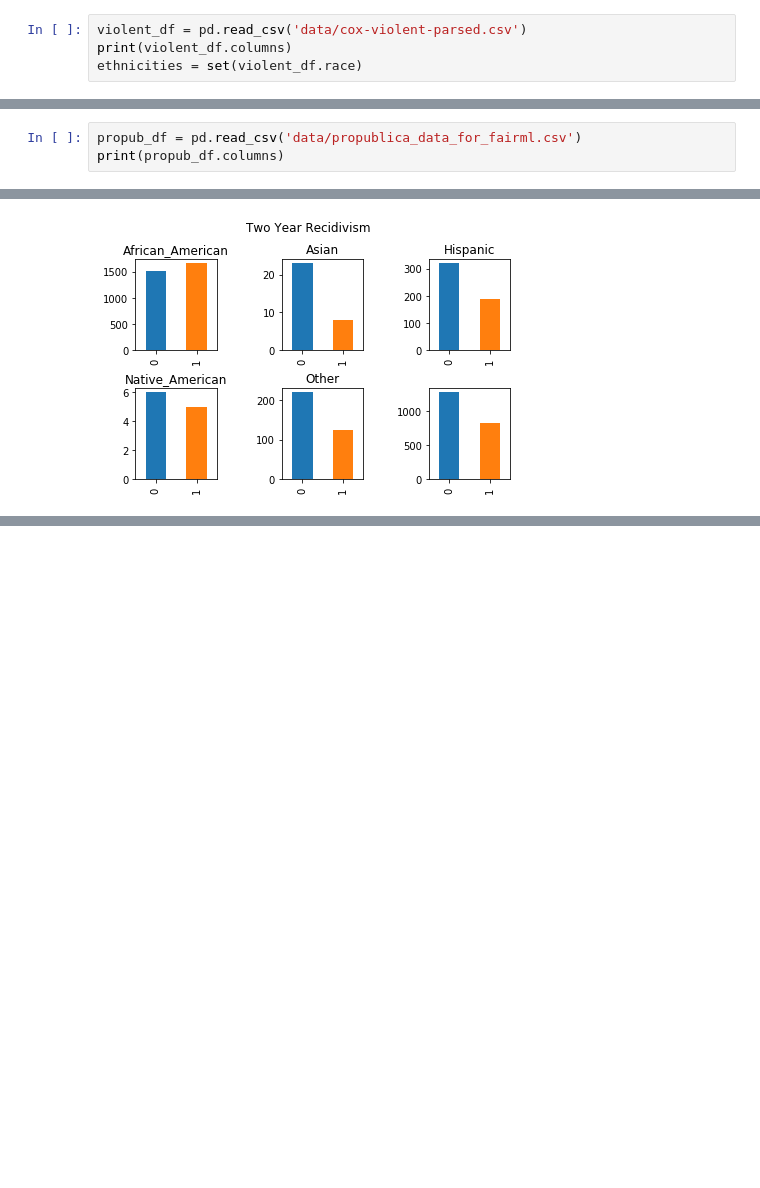
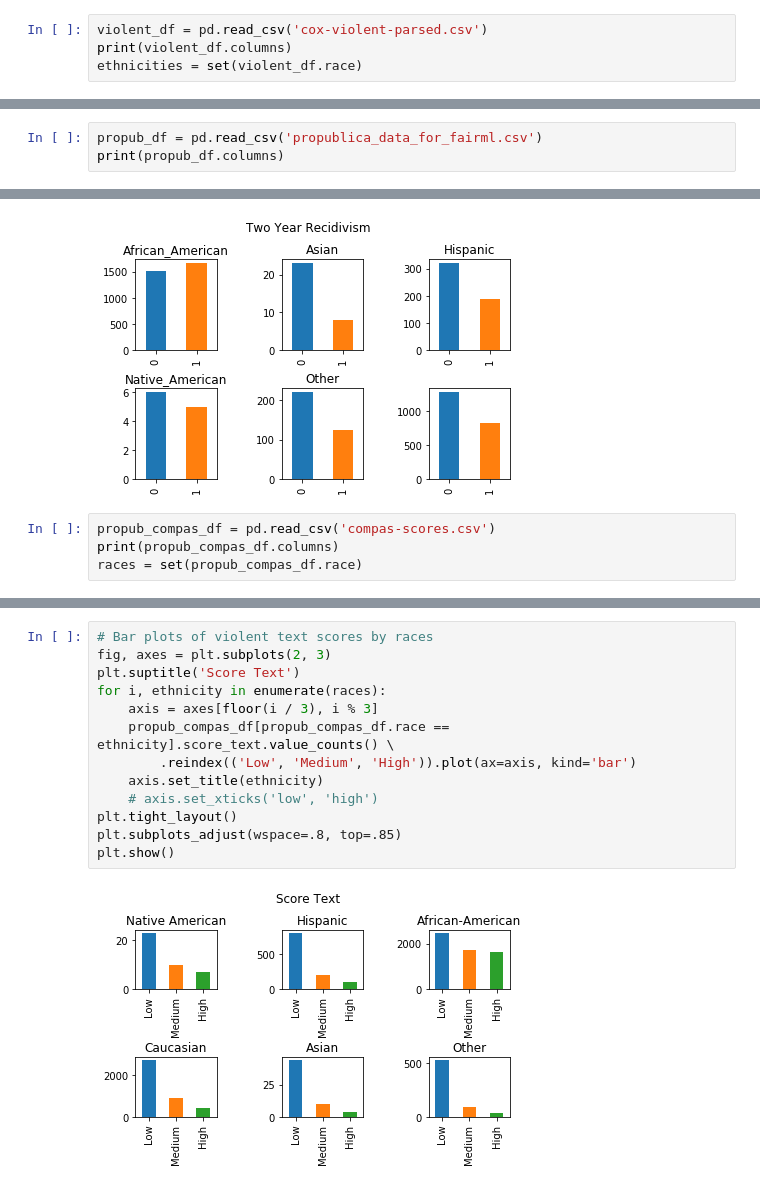
Before and after one commit to ljleppan/compas-data-analysis, a Jupyter notebook: plots_and_fiddling.ipynb, the cells around one changed output, grey strips where cells are left out. Drawn from its saved outputs; the diff is of its cells as text; blank space fills up the shorter version.

```diff
--- a/plots_and_fiddling.ipynb
+++ b/plots_and_fiddling.ipynb
@@ -44,7 +44,7 @@ plt.show()
 # %% [output]
 [figure]
 # %%
-violent_df = pd.read_csv('data/cox-violent-parsed.csv')
+violent_df = pd.read_csv('cox-violent-parsed.csv')
 print(violent_df.columns)
 ethnicities = set(violent_df.race)
 # %% [output]
@@ -92,7 +92,7 @@ plt.show()
 # %% [output]
 [figure]
 # %%
-propub_df = pd.read_csv('data/propublica_data_for_fairml.csv')
+propub_df = pd.read_csv('propublica_data_for_fairml.csv')
 print(propub_df.columns)
 # %% [output]
 Index(['Two_yr_Recidivism', 'Number_of_Priors', 'score_factor',
@@ -138,3 +138,7 @@ plt.subplots_adjust(wspace=.8, top=.85)
 plt.show()
 # %% [output]
 [figure]
+# %%
+propub_compas_df = pd.read_csv('compas-scores.csv')
+print(propub_compas_df.columns)
+races = set(propub_compas_df.race)
@@ -140,0 +160,15 @@ plt.show()
+# %%
+# Bar plots of violent text scores by races
+fig, axes = plt.subplots(2, 3)
+plt.suptitle('Score Text')
+for i, ethnicity in enumerate(races):
+    axis = axes[floor(i / 3), i % 3]
+    propub_compas_df[propub_compas_df.race == ethnicity].score_text.value_counts() \
+        .reindex(('Low', 'Medium', 'High')).plot(ax=axis, kind='bar')
+    axis.set_title(ethnicity)
+    # axis.set_xticks('low', 'high')
+plt.tight_layout()
+plt.subplots_adjust(wspace=.8, top=.85)
+plt.show()
+# %% [output]
+[figure, added]
```
Also changed, not shown: parts of 5 cells of this notebook, 1 other file.
